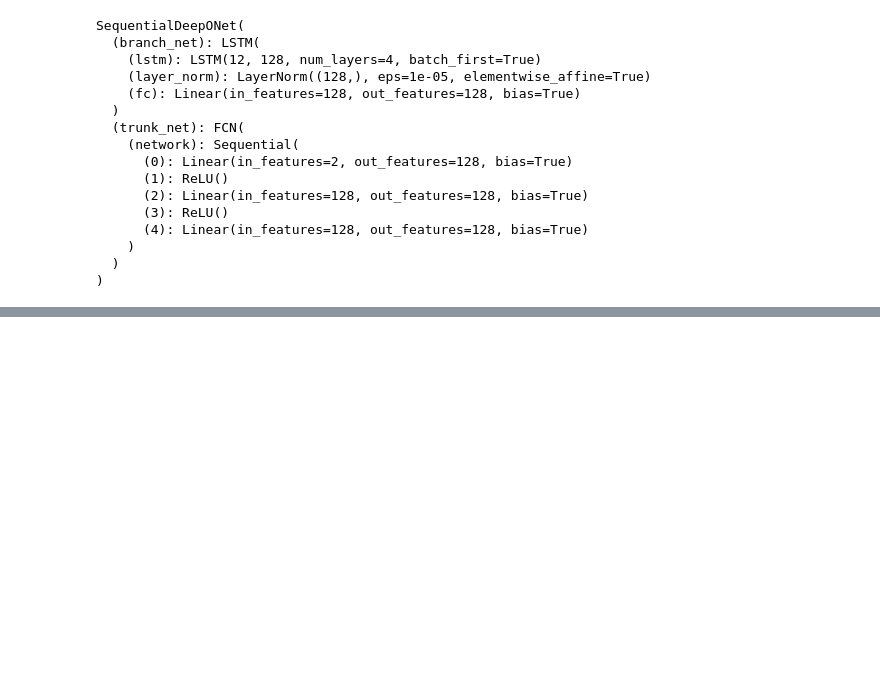
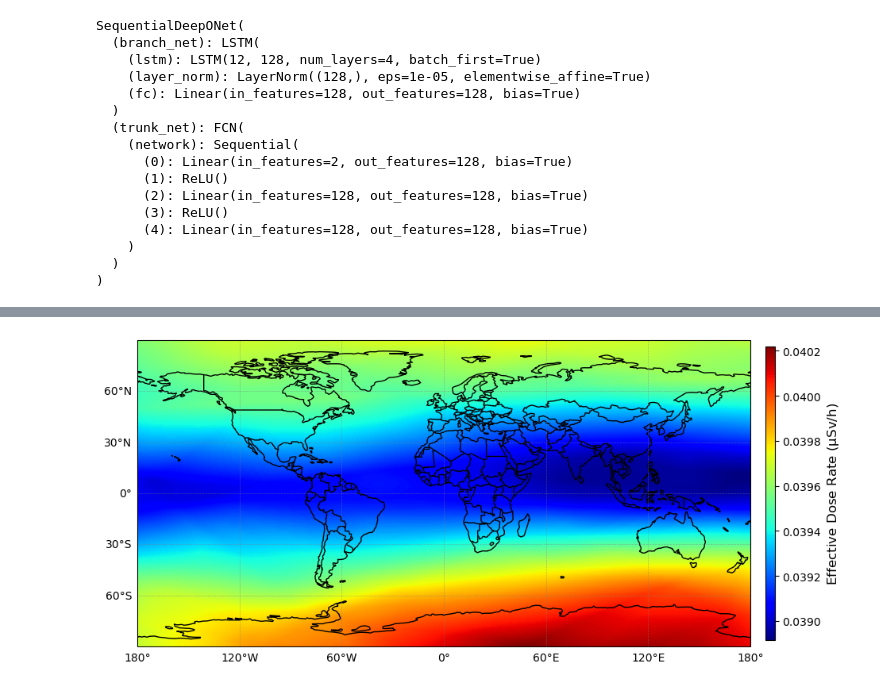
Before and after one commit to kkazuma19/CosmicRays-Operator, a Jupyter notebook: post_process.ipynb, the cells around one changed output, grey strips where cells are left out. Drawn from its saved outputs; the diff is of its cells as text; code cells hidden in the pictures; blank space fills up the shorter version.

```diff
--- a/post_process.ipynb
+++ b/post_process.ipynb
@@ -75,7 +74,10 @@ def init_model():
 save_path = os.path.join('single_branch', 'lstm_window_7.pth')
 
 model = init_model()
-model.load_state_dict(torch.load(save_path, map_location='cpu'))
+#model.load_state_dict(torch.load(save_path, map_location='cpu'))
+model.load_state_dict(torch.load(save_path))
+
+model.to(device)
 
 model.eval()
 # %% [output]
@@ -118,7 +163,8 @@ targets = torch.cat(all_targets, dim=0)  # [N_test, output_dim]
 # %%
 def convert2dim(dose_array):
     # laod the grid_array
-    grid_array = np.load('data/grid_points.npy')
+    #grid_array = np.load('data/grid_points.npy')
+    #grid_array = grid_array
 
     # Sort grid_array by latitude first (column 0), then by longitude (column 1)
     sorted_indices = np.lexsort((grid_array[:, 1], grid_array[:, 0]))
@@ -143,10 +189,12 @@ preds_2d = []
 targets_2d = []
 for i in range(len(outputs)):
     pred_2d = convert2dim(outputs[i])
-    target_2d = convert2dim(targets[i])
+    #target_2d = convert2dim(targets[i])
     preds_2d.append(pred_2d)
-    targets_2d.append(target_2d)
+    #targets_2d.append(target_2d)
 
 # convert to numpy array
 preds_2d = np.array(preds_2d)
-targets_2d = np.array(targets_2d)
+#targets_2d = np.array(targets_2d)
+
+print(preds_2d.shape)
@@ -199,0 +203,53 @@ plt.show()
+# %%
+import matplotlib.pyplot as plt
+import cartopy.crs as ccrs
+import cartopy.feature as cfeature
+
+# Assume you want to plot timestep 0
+timestep = 0
+
+# Unpack your prediction data
+lon = preds_2d[timestep][0]  # Shape (361, 721)
+lat = preds_2d[timestep][1]
+prediction = preds_2d[timestep][2]
+
+# Create figure and axis
+fig, ax = plt.subplots(1, 1, subplot_kw={'projection': ccrs.PlateCarree()}, figsize=(12, 6))
+
+# --- Plot the prediction field ---
+im = ax.pcolormesh(
+    lon, lat, prediction,
+    cmap='jet',
+    shading='auto',  # <-- This ensures smooth shading
+    transform=ccrs.PlateCarree()
+)
+
+# --- Map features ---
+ax.add_feature(cfeature.LAND, facecolor='white')
+ax.add_feature(cfeature.BORDERS, edgecolor='black')
+ax.add_feature(cfeature.COASTLINE, edgecolor='black')
+
+# --- Set extent ---
+ax.set_extent([-180, 180, -90, 90], crs=ccrs.PlateCarree())
+
+# --- Gridlines ---
+gl = ax.gridlines(draw_labels=True, linewidth=0.5, color='gray', alpha=0.5, linestyle='--')
+gl.top_labels = False
+gl.right_labels = False
+gl.xlabel_style = {'size': 10}
+gl.ylabel_style = {'size': 10}
+
+# --- Add colorbar ---
+cbar = plt.colorbar(
+    im, ax=ax,
+    orientation='vertical',
+    pad=0.02,
+    aspect=30,
+    shrink=0.8
+)
+cbar.set_label(r'Effective Dose Rate ($\rm \mu Sv/h$)', fontsize=12)
+
+# --- Show plot ---
+plt.show()
+# %% [output]
+[figure, added]
```
Also changed, not shown: parts of 9 cells of this notebook, 1 other file.
